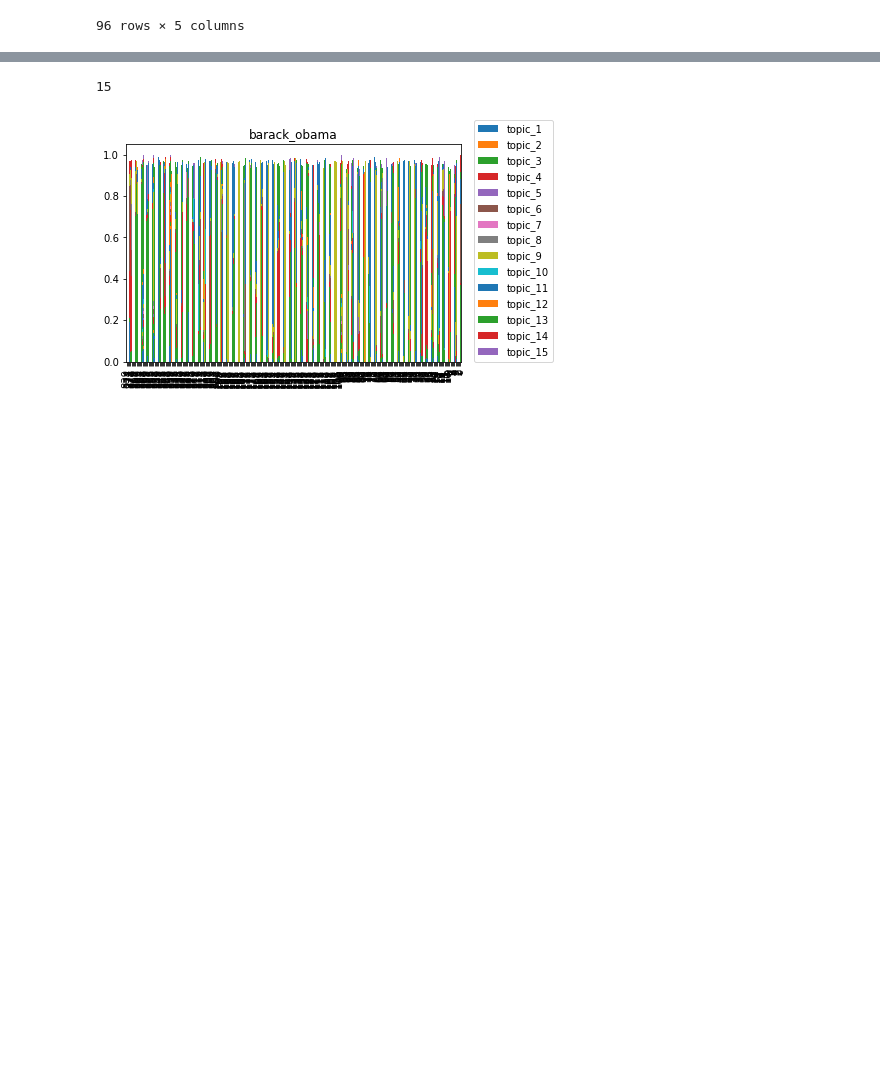
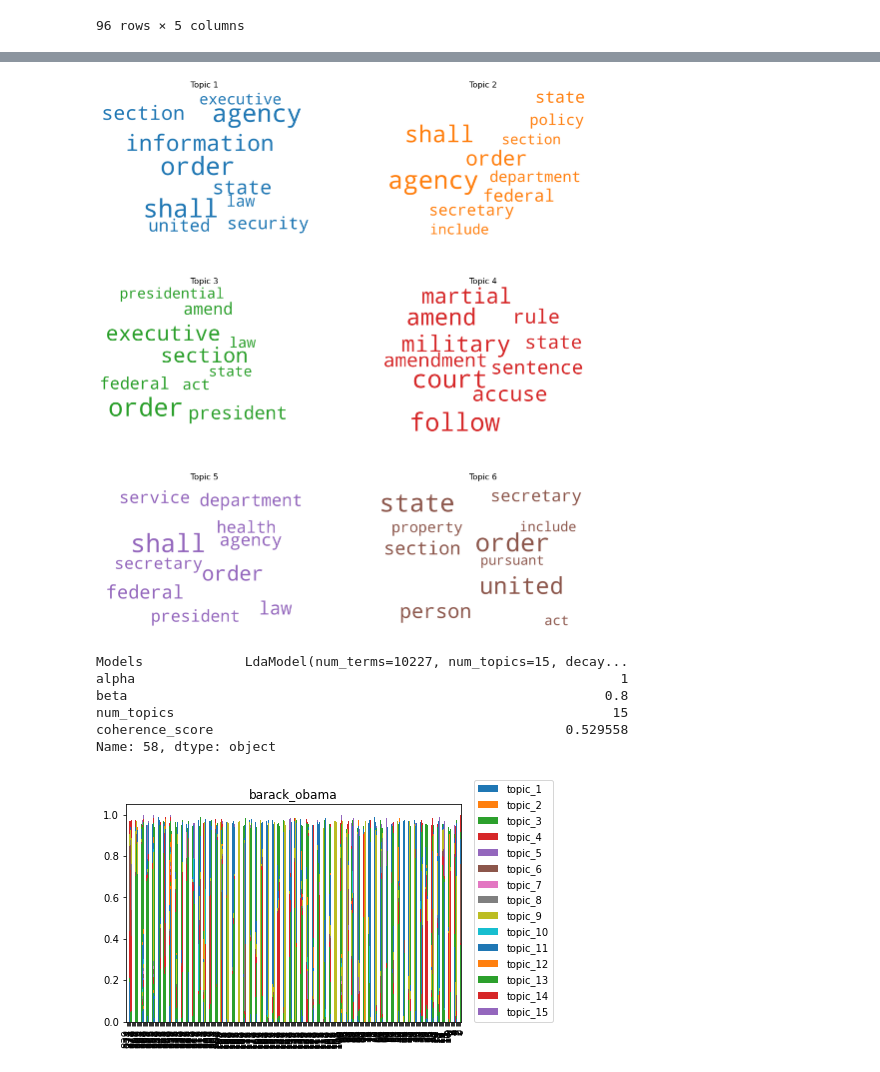
Before and after one commit to RobertoBarrosoLuque/Presidential-Rhetoric-NLP, a Jupyter notebook: exploratory_notebooks/final_proj_exploratory.ipynb, the cells around one changed output, grey strips where cells are left out. Cells and saved outputs as stored; diff of their text form; code cells hidden in the pictures; blank space fills up the shorter version.

```diff
--- a/exploratory_notebooks/final_proj_exploratory.ipynb
+++ b/exploratory_notebooks/final_proj_exploratory.ipynb
@@ -337,0 +357,2 @@ results_df
+# %%
+six_topics = results_df.loc[91].Models
@@ -342,7 +425,16 @@ lda_orders.generate_topic_wordcloud(ldamodel=results_df.iloc[0,0])
+# %%
+lda_orders.generate_topic_wordcloud(ldamodel=six_topics)
+# %% [output]
+[figure, added]
 # %%
-results_df.iloc[0,0].num_topics
+results_df.iloc[0]
 # %% [output]
-15
+Models             LdaModel(num_terms=10227, num_topics=15, decay...
+alpha                                                              1
+beta                                                             0.8
+num_topics                                                        15
+coherence_score                                             0.529558
+Name: 58, dtype: object
 # %%
 for president in exec_orders.president.unique():
     order_idx = exec_orders.loc[exec_orders.president == president].index.tolist()
```
Also changed, not shown: parts of 36 cells of this notebook.
